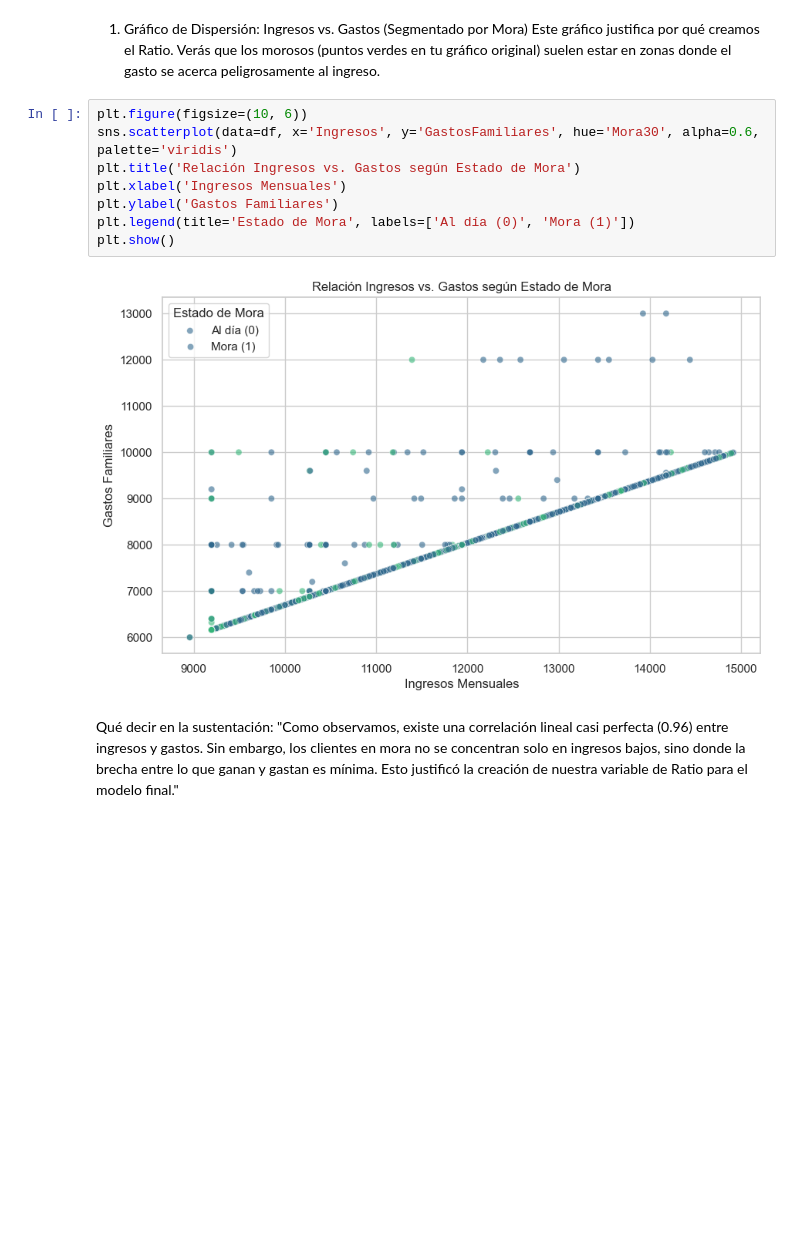
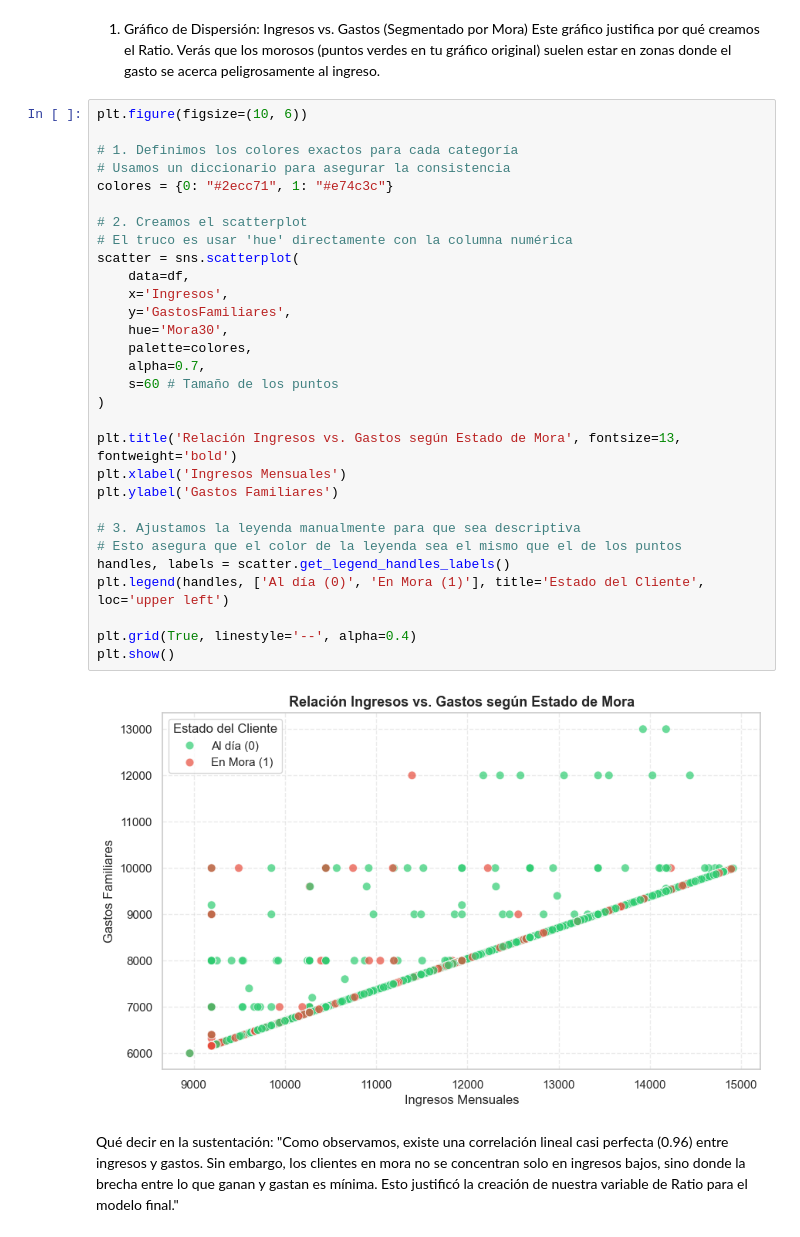
Before and after one commit to cmunera07/Prueba_Tuya, a Jupyter notebook: prueba_cientifico_datos.ipynb, the cells around one changed output. Saved outputs shown, nothing was run; the diff lists cells and outputs as text; blank space fills up the shorter version.

```diff
--- a/prueba_cientifico_datos.ipynb
+++ b/prueba_cientifico_datos.ipynb
@@ -232,16 +234,38 @@ plt.show()
 # %% [markdown]
 1. Gráfico de Dispersión: Ingresos vs. Gastos (Segmentado por Mora)
 Este gráfico justifica por qué creamos el Ratio. Verás que los morosos (puntos verdes en tu gráfico original) suelen estar en zonas donde el gasto se acerca peligrosamente al ingreso.
-# %%
-plt.figure(figsize=(10, 6))
-sns.scatterplot(data=df, x='Ingresos', y='GastosFamiliares', hue='Mora30', alpha=0.6, palette='viridis')
-plt.title('Relación Ingresos vs. Gastos según Estado de Mora')
-plt.xlabel('Ingresos Mensuales')
-plt.ylabel('Gastos Familiares')
-plt.legend(title='Estado de Mora', labels=['Al día (0)', 'Mora (1)'])
-plt.show()
-# %% [output]
-[figure, removed]
+# %%
+plt.figure(figsize=(10, 6))
+
+# 1. Definimos los colores exactos para cada categoría
+# Usamos un diccionario para asegurar la consistencia
+colores = {0: "#2ecc71", 1: "#e74c3c"}
+
+# 2. Creamos el scatterplot
+# El truco es usar 'hue' directamente con la columna numérica
+scatter = sns.scatterplot(
+    data=df,
+    x='Ingresos',
+    y='GastosFamiliares',
+    hue='Mora30',
+    palette=colores,
+    alpha=0.7,
+    s=60 # Tamaño de los puntos
+)
+
+plt.title('Relación Ingresos vs. Gastos según Estado de Mora', fontsize=13, fontweight='bold')
+plt.xlabel('Ingresos Mensuales')
+plt.ylabel('Gastos Familiares')
+
+# 3. Ajustamos la leyenda manualmente para que sea descriptiva
+# Esto asegura que el color de la leyenda sea el mismo que el de los puntos
+handles, labels = scatter.get_legend_handles_labels()
+plt.legend(handles, ['Al día (0)', 'En Mora (1)'], title='Estado del Cliente', loc='upper left')
+
+plt.grid(True, linestyle='--', alpha=0.4)
+plt.show()
+# %% [output]
+[figure, added]
 # %% [markdown]
 Qué decir en la sustentación: "Como observamos, existe una correlación lineal casi perfecta (0.96) entre ingresos y gastos. Sin embargo, los clientes en mora no se concentran solo en ingresos bajos, sino donde la brecha entre lo que ganan y gastan es mínima. Esto justificó la creación de nuestra variable de Ratio para el modelo final."
 # %% [markdown]
```
Also changed, not shown: parts of 12 cells of this notebook.
